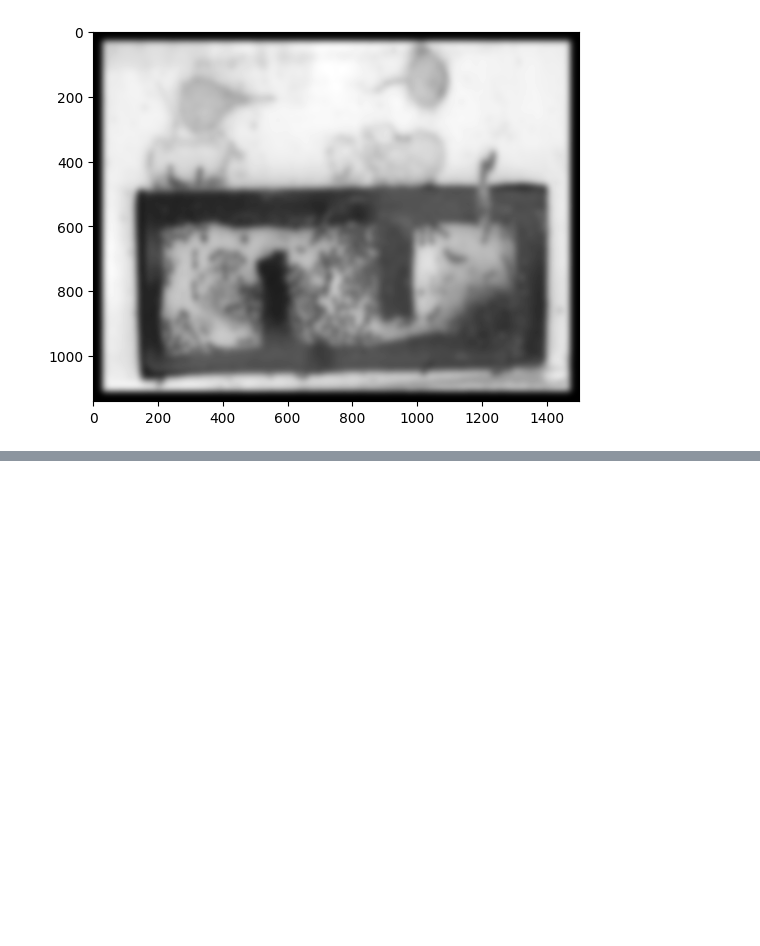
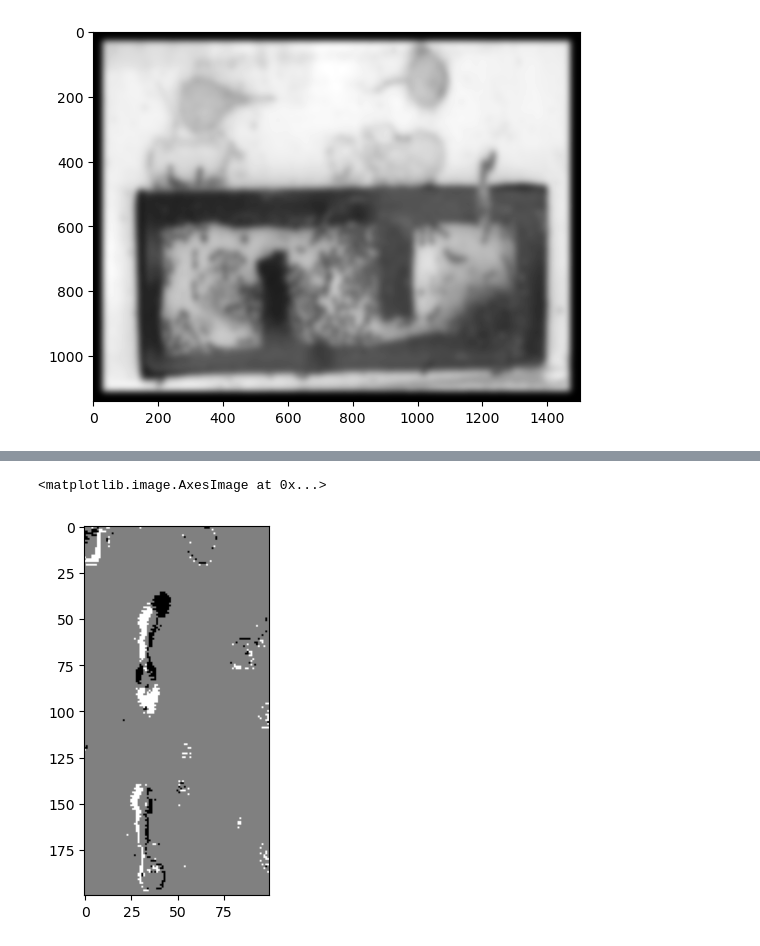
Before and after one commit to yuanyuanzo/DAC_Projet, a Jupyter notebook: PLDAC/extract_fourmis.ipynb, the cells around one changed output, grey strips where cells are left out. Saved outputs shown, nothing was run; the diff lists cells and outputs as text; code cells hidden in the pictures; blank space fills up the shorter version.

```diff
--- a/PLDAC/extract_fourmis.ipynb
+++ b/PLDAC/extract_fourmis.ipynb
@@ -143,0 +81,5 @@ array([[3.40690367e-05, 7.98280578e-05, 1.40676667e-04, ...,
+# %%
+plt.imshow(sub[600:800,250:300],cmap='gray')
+# %% [output]
+<matplotlib.image.AxesImage at 0x...>
+[figure, added]
```
Also changed, not shown: parts of 19 cells of this notebook.
